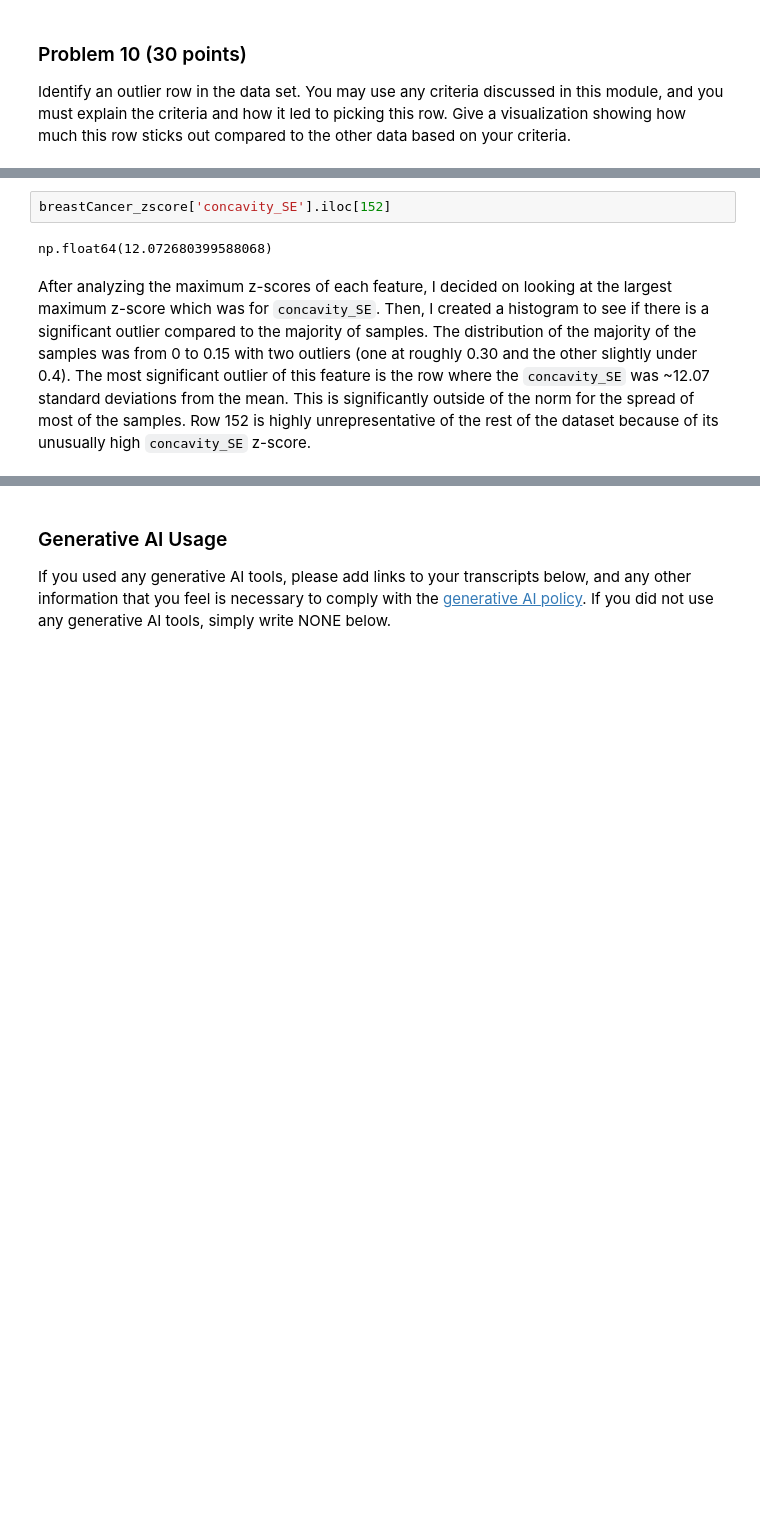
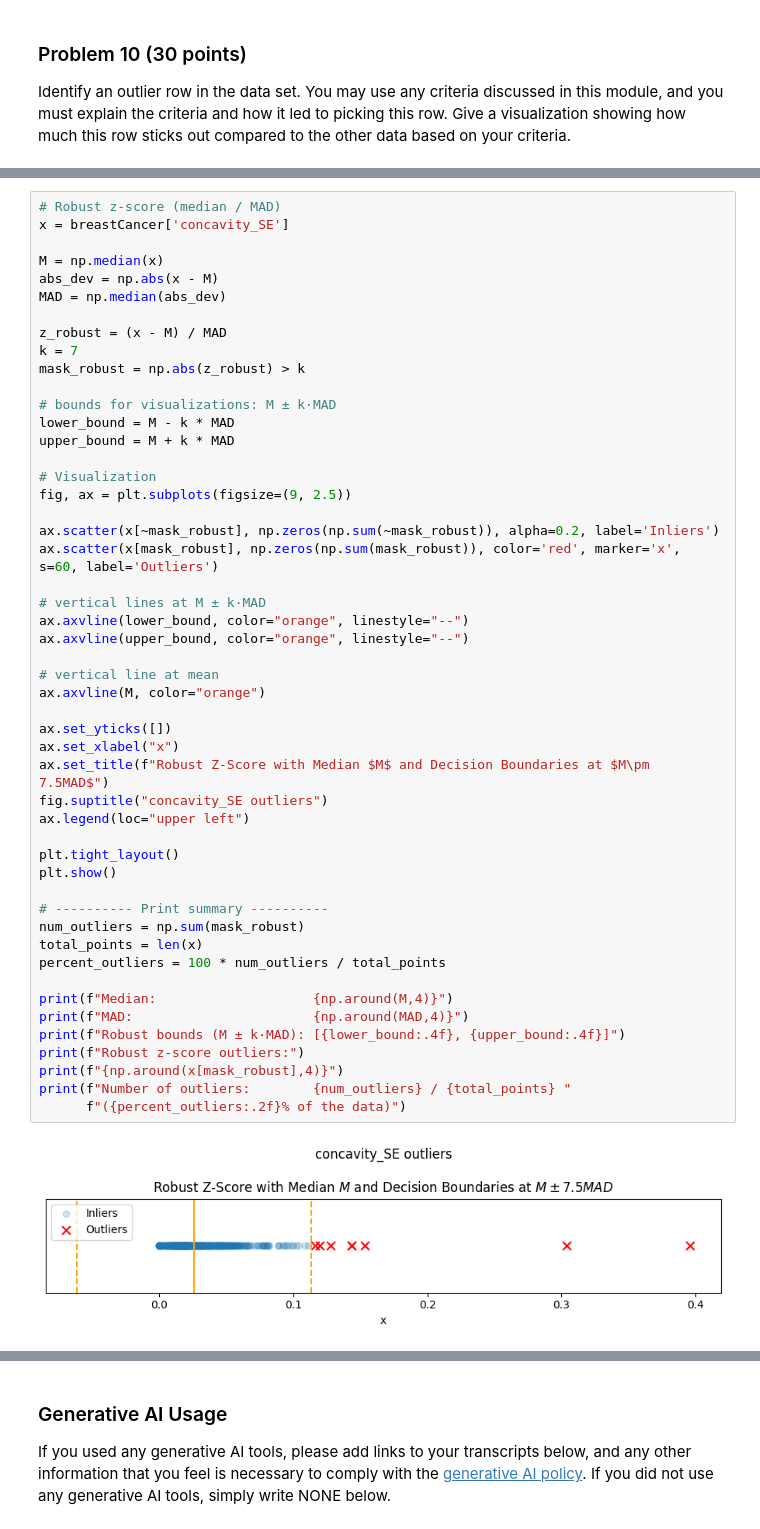
Before and after one commit to aidandig/dx601-final-project, a Jupyter notebook: project.ipynb, the cells around one changed output, grey strips where cells are left out. Saved outputs shown, nothing was run; the diff lists cells and outputs as text; blank space fills up the shorter version.

Commit message:
Project Finished | Robust Z-score - Final Outlier Detection Fix

```diff
--- a/project.ipynb
+++ b/project.ipynb
@@ -817,6 +742,52 @@ Name: 152, dtype: float64
-# %%
-breastCancer_zscore['concavity_SE'].iloc[152]
-# %% [output]
-np.float64(12.072680399588068)
-# %% [markdown]
-After analyzing the maximum z-scores of each feature, I decided on looking at the largest maximum z-score which was for `concavity_SE`. Then, I created a histogram to see if there is a significant outlier compared to the majority of samples. The distribution of the majority of the samples was from 0 to 0.15 with two outliers (one at roughly 0.30 and the other slightly under 0.4). The most significant outlier of this feature is the row where the `concavity_SE` was ~12.07 standard deviations from the mean. This is significantly outside of the norm for the spread of most of the samples. Row 152 is highly unrepresentative of the rest of the dataset because of its unusually high `concavity_SE` z-score.
+# %%
+# Robust z-score (median / MAD)
+x = breastCancer['concavity_SE']
+
+M = np.median(x)
+abs_dev = np.abs(x - M)
+MAD = np.median(abs_dev)
+
+z_robust = (x - M) / MAD
+k = 7
+mask_robust = np.abs(z_robust) > k
+
+# bounds for visualizations: M ± k·MAD
+lower_bound = M - k * MAD
+upper_bound = M + k * MAD
+
+# Visualization
+fig, ax = plt.subplots(figsize=(9, 2.5))
+
+ax.scatter(x[~mask_robust], np.zeros(np.sum(~mask_robust)), alpha=0.2, label='Inliers')
+ax.scatter(x[mask_robust], np.zeros(np.sum(mask_robust)), color='red', marker='x', s=60, label='Outliers')
+
+# vertical lines at M ± k·MAD
+ax.axvline(lower_bound, color="orange", linestyle="--")
+ax.axvline(upper_bound, color="orange", linestyle="--")
+
+# vertical line at mean
+ax.axvline(M, color="orange")
+
+ax.set_yticks([])
+ax.set_xlabel("x")
+ax.set_title(f"Robust Z-Score with Median $M$ and Decision Boundaries at $M\pm 7.5MAD$")
+fig.suptitle("concavity_SE outliers")
+ax.legend(loc="upper left")
+
+plt.tight_layout()
+plt.show()
+
+# ---------- Print summary ----------
+num_outliers = np.sum(mask_robust)
+total_points = len(x)
+percent_outliers = 100 * num_outliers / total_points
+
+print(f"Median:                    {np.around(M,4)}")
+print(f"MAD:                       {np.around(MAD,4)}")
+print(f"Robust bounds (M ± k·MAD): [{lower_bound:.4f}, {upper_bound:.4f}]")
+print(f"Robust z-score outliers:")
+print(f"{np.around(x[mask_robust],4)}")
+print(f"Number of outliers:        {num_outliers} / {total_points} "
+      f"({percent_outliers:.2f}% of the data)")
+# %% [output]
+[figure, added]
```
Also changed, not shown: parts of 9 cells of this notebook.
